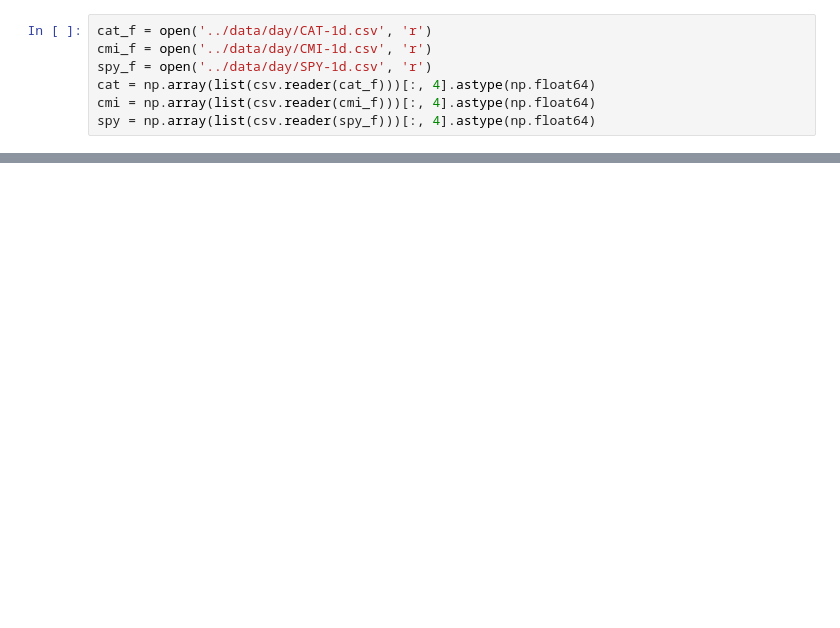
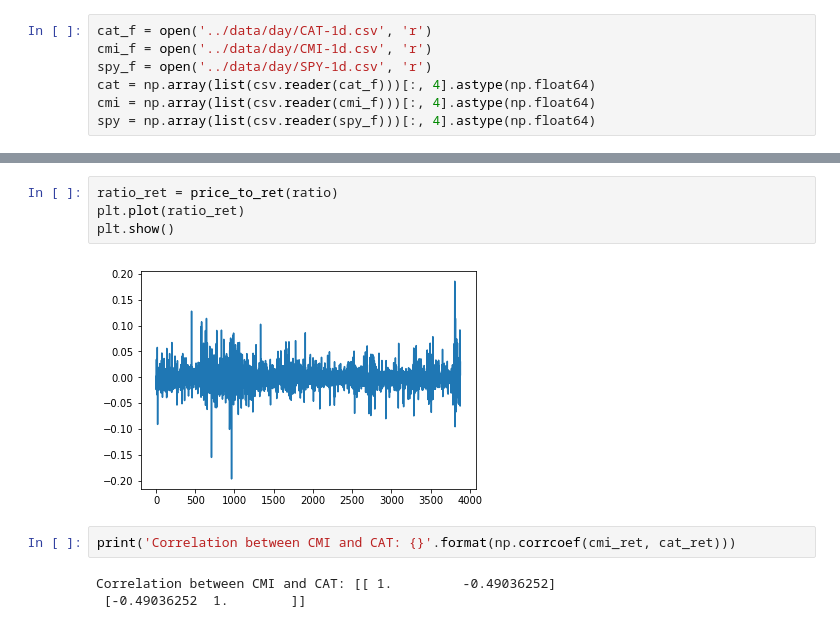
Before and after one commit to alangshur/temporal-convnet-trader, a Jupyter notebook: exp/pair.ipynb, the cells around one changed output, grey strips where cells are left out. Saved outputs shown, nothing was run; the diff lists cells and outputs as text; blank space fills up the shorter version.

```diff
--- a/exp/pair.ipynb
+++ b/exp/pair.ipynb
@@ -29,0 +51,11 @@ plt.show()
+# %%
+ratio_ret = price_to_ret(ratio)
+plt.plot(ratio_ret)
+plt.show()
+# %% [output]
+[figure, added]
+# %%
+print('Correlation between CMI and CAT: {}'.format(np.corrcoef(cmi_ret, cat_ret)))
+# %% [output]
+Correlation between CMI and CAT: [[ 1.         -0.49036252]
+ [-0.49036252  1.        ]]
```
Also changed, not shown: parts of 7 cells of this notebook.
